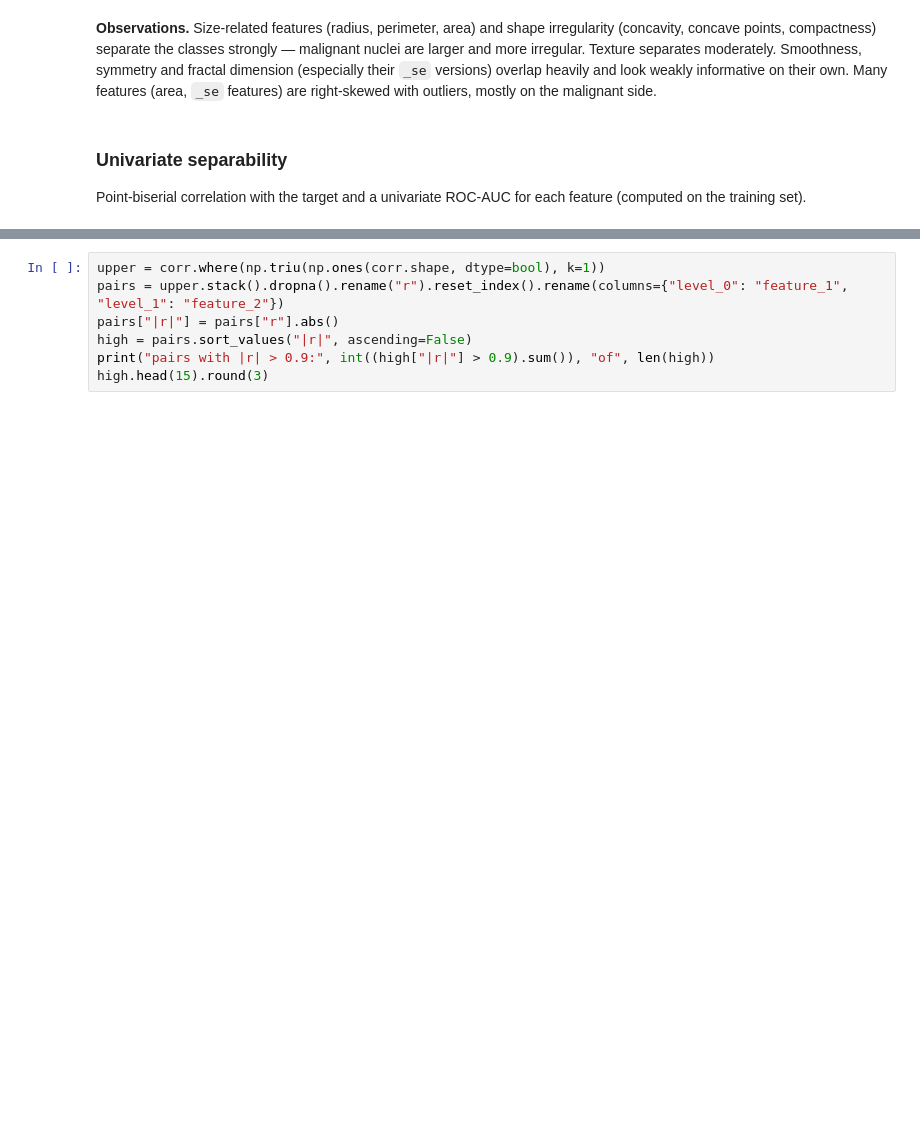
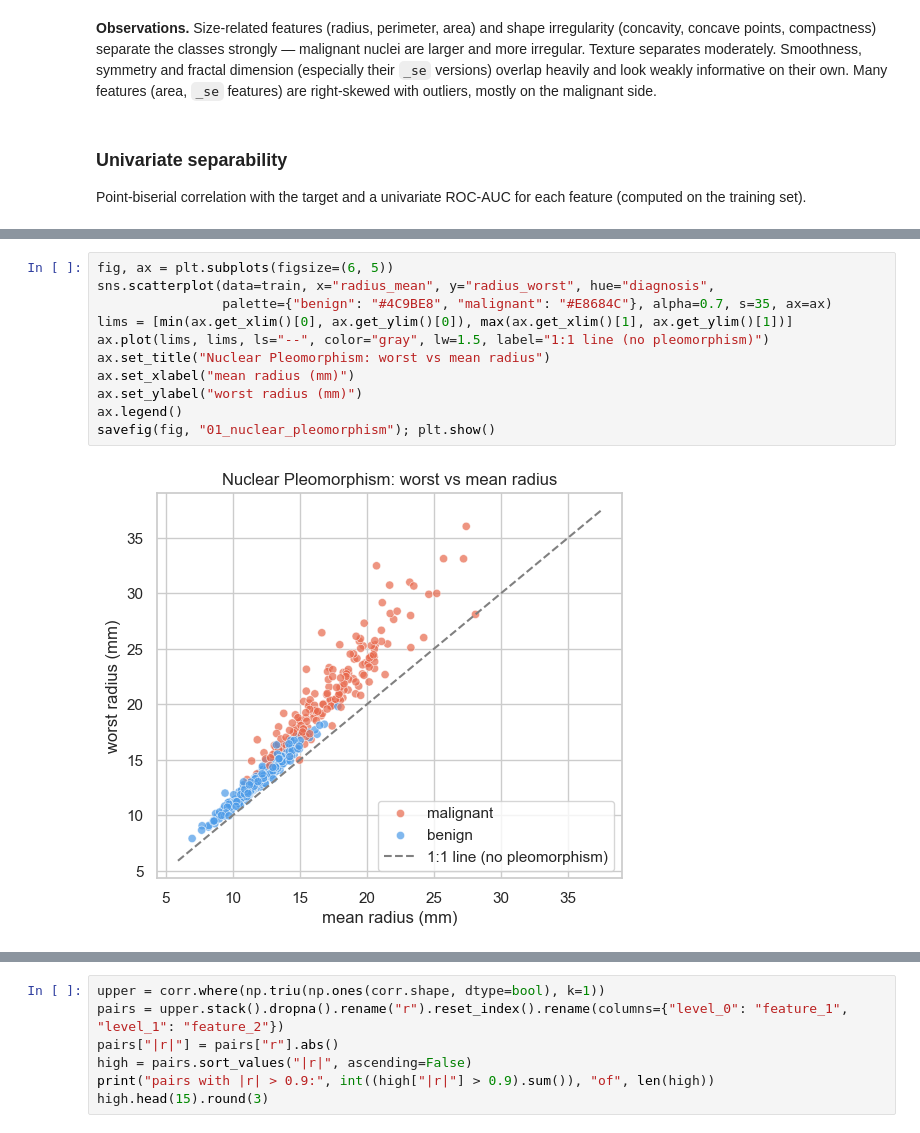
Before and after one commit to shineyrbl-byte/ml-breast-tumor-classification, a Jupyter notebook: notebooks/01_eda_baselines.ipynb, the cells around one changed output, grey strips where cells are left out. Cells and saved outputs as stored; diff of their text form; blank space fills up the shorter version.

Commit message:
Enhance EDA with pleomorphism, normality diagnostics, ambiguity zone, dendrogram, and VIF analysis

```diff
--- a/notebooks/01_eda_baselines.ipynb
+++ b/notebooks/01_eda_baselines.ipynb
@@ -230,0 +253,13 @@ savefig(fig, "01_univariate_auc"); plt.show()
+# %%
+fig, ax = plt.subplots(figsize=(6, 5))
+sns.scatterplot(data=train, x="radius_mean", y="radius_worst", hue="diagnosis",
+                palette={"benign": "#4C9BE8", "malignant": "#E8684C"}, alpha=0.7, s=35, ax=ax)
+lims = [min(ax.get_xlim()[0], ax.get_ylim()[0]), max(ax.get_xlim()[1], ax.get_ylim()[1])]
+ax.plot(lims, lims, ls="--", color="gray", lw=1.5, label="1:1 line (no pleomorphism)")
+ax.set_title("Nuclear Pleomorphism: worst vs mean radius")
+ax.set_xlabel("mean radius (mm)")
+ax.set_ylabel("worst radius (mm)")
+ax.legend()
+savefig(fig, "01_nuclear_pleomorphism"); plt.show()
+# %% [output]
+[figure, added]
```
Also changed, not shown: parts of 28 cells of this notebook, 14 other files.
